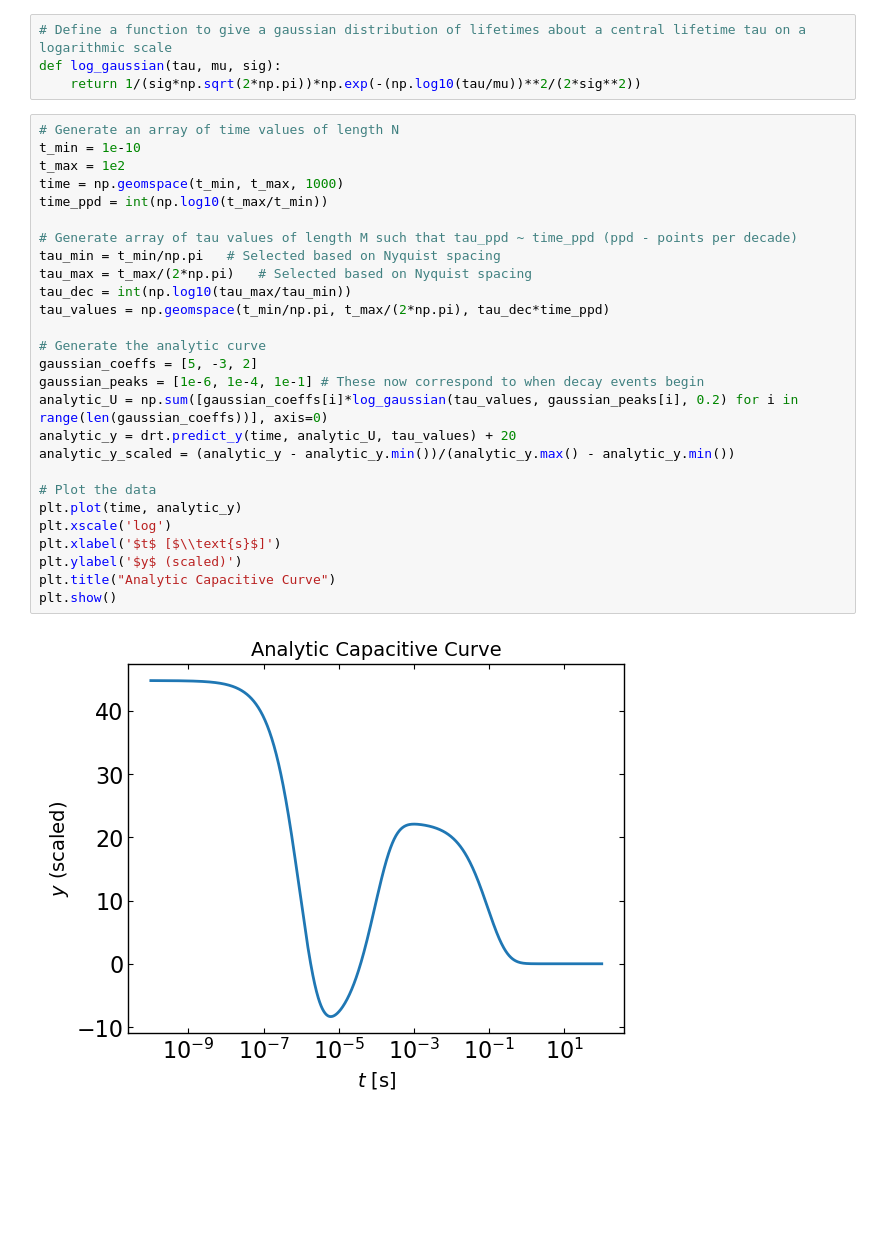
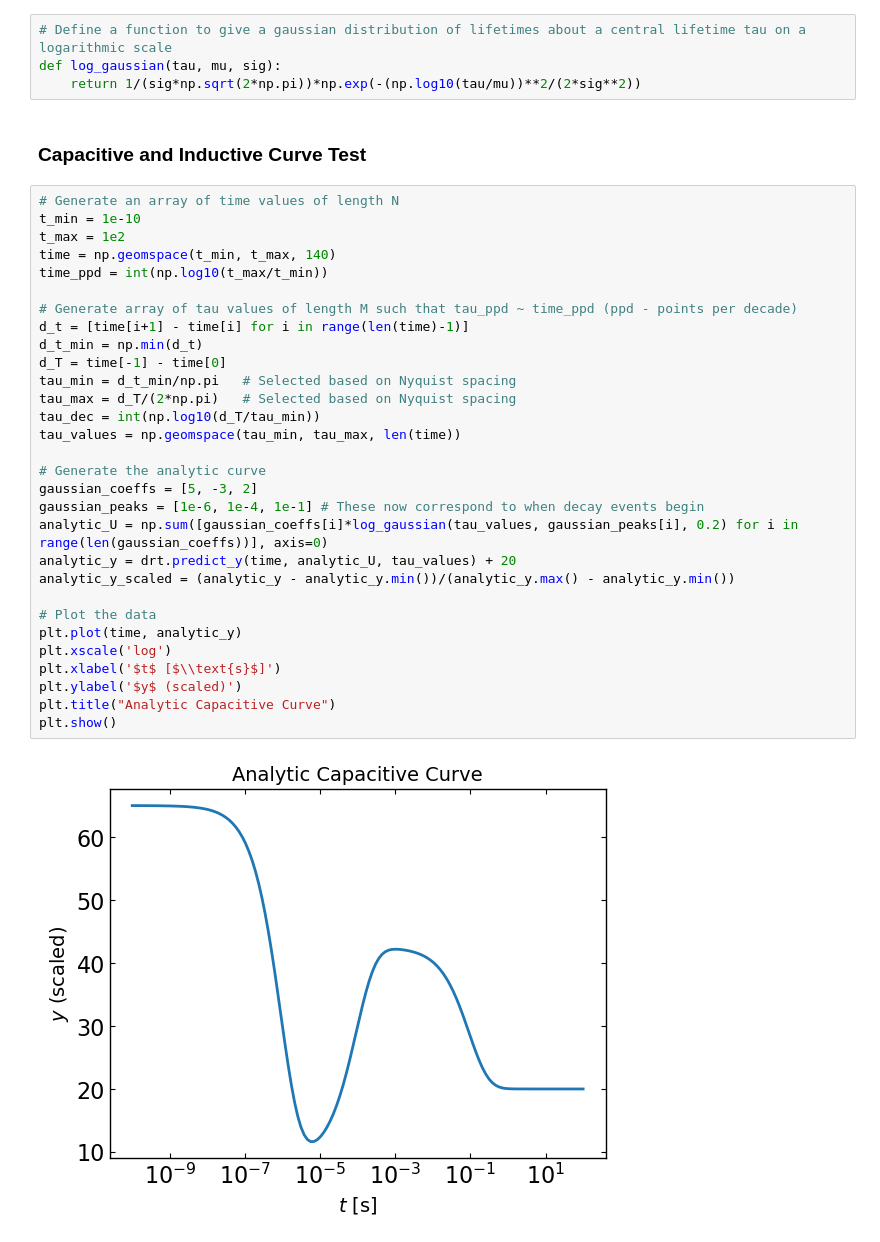
Before and after one commit to joshedmundson/pySIMsalabim, a Jupyter notebook: Notebooks/Projects/Den RT/DRT Module Test/DRT_test.ipynb, the cells around one changed output. Saved outputs shown, nothing was run; the diff lists cells and outputs as text; blank space fills up the shorter version.

Commit message:
fix: modify DRT_test to test new DRT functionality

```diff
--- a/Notebooks/Projects/Den RT/DRT Module Test/DRT_test.ipynb
+++ b/Notebooks/Projects/Den RT/DRT Module Test/DRT_test.ipynb
@@ -23,32 +23,37 @@ from pySIMsalabim.aux_funcs import DRT as drt
 # Define a function to give a gaussian distribution of lifetimes about a central lifetime tau on a logarithmic scale
 def log_gaussian(tau, mu, sig):
     return 1/(sig*np.sqrt(2*np.pi))*np.exp(-(np.log10(tau/mu))**2/(2*sig**2))
+# %% [markdown]
+### Capacitive and Inductive Curve Test
 # %%
 # Generate an array of time values of length N
 t_min = 1e-10
 t_max = 1e2
-time = np.geomspace(t_min, t_max, 1000)
+time = np.geomspace(t_min, t_max, 140)
 time_ppd = int(np.log10(t_max/t_min))
 
 # Generate array of tau values of length M such that tau_ppd ~ time_ppd (ppd - points per decade)
-tau_min = t_min/np.pi   # Selected based on Nyquist spacing
-tau_max = t_max/(2*np.pi)   # Selected based on Nyquist spacing
-tau_dec = int(np.log10(tau_max/tau_min))
-tau_values = np.geomspace(t_min/np.pi, t_max/(2*np.pi), tau_dec*time_ppd)
+d_t = [time[i+1] - time[i] for i in range(len(time)-1)]
+d_t_min = np.min(d_t)
+d_T = time[-1] - time[0]
+tau_min = d_t_min/np.pi   # Selected based on Nyquist spacing
+tau_max = d_T/(2*np.pi)   # Selected based on Nyquist spacing
+tau_dec = int(np.log10(d_T/tau_min))
+tau_values = np.geomspace(tau_min, tau_max, len(time))
 
 # Generate the analytic curve
 gaussian_coeffs = [5, -3, 2]
 gaussian_peaks = [1e-6, 1e-4, 1e-1] # These now correspond to when decay events begin
 analytic_U = np.sum([gaussian_coeffs[i]*log_gaussian(tau_values, gaussian_peaks[i], 0.2) for i in range(len(gaussian_coeffs))], axis=0)
 analytic_y = drt.predict_y(time, analytic_U, tau_values) + 20
 analytic_y_scaled = (analytic_y - analytic_y.min())/(analytic_y.max() - analytic_y.min())
 
 # Plot the data
 plt.plot(time, analytic_y)
 plt.xscale('log')
 plt.xlabel('$t$ [$\\text{s}$]')
 plt.ylabel('$y$ (scaled)')
 plt.title("Analytic Capacitive Curve")
 plt.show()
 # %% [output]
-[figure, old version]
+[figure, new version]
```
Also changed, not shown: parts of 20 cells of this notebook.
